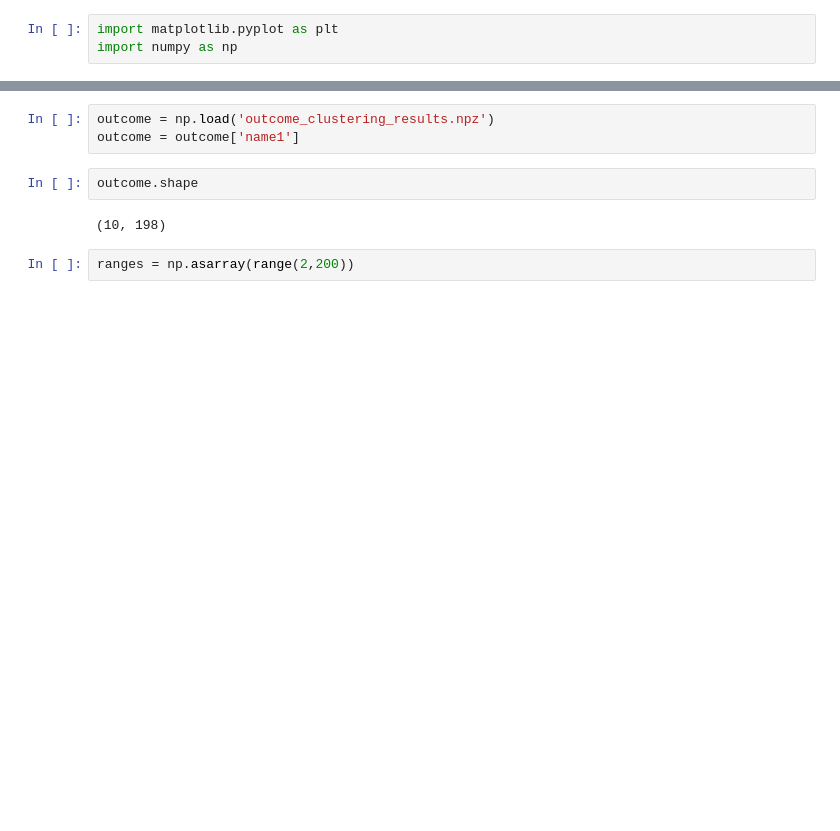
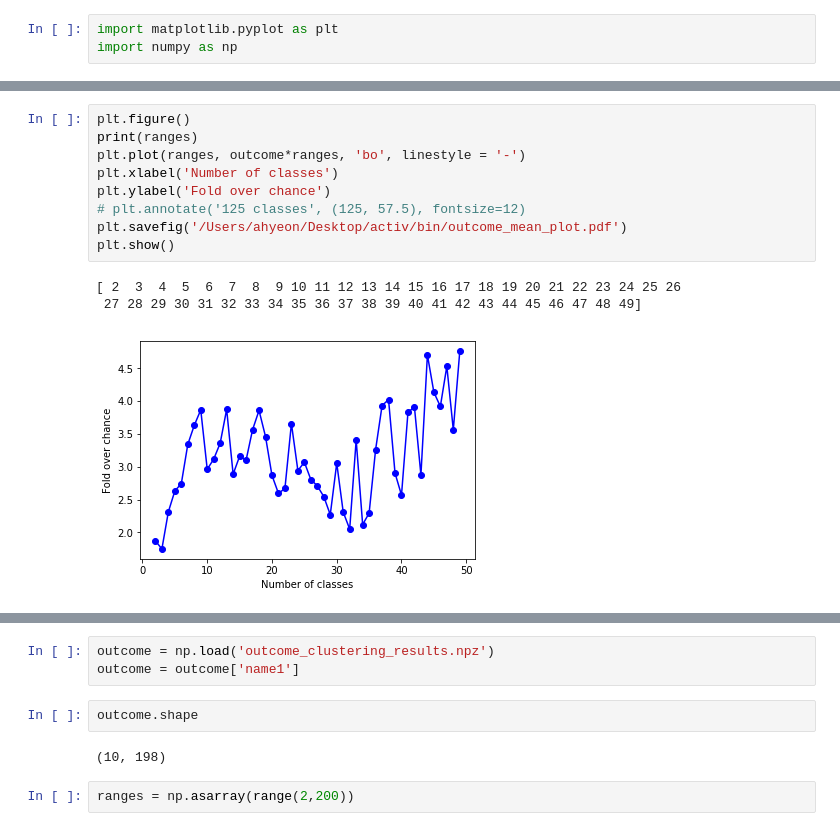
Before and after one commit to BouchardLab/ML_4_prec_prognosis, a Jupyter notebook: bin/outcome_clustering_plot.ipynb, the cells around one changed output, grey strips where cells are left out. Saved outputs shown, nothing was run; the diff lists cells and outputs as text; blank space fills up the shorter version.

```diff
--- a/bin/outcome_clustering_plot.ipynb
+++ b/bin/outcome_clustering_plot.ipynb
@@ -3,0 +23,13 @@ import numpy as np
+# %%
+plt.figure()
+print(ranges)
+plt.plot(ranges, outcome*ranges, 'bo', linestyle = '-')
+plt.xlabel('Number of classes')
+plt.ylabel('Fold over chance')
+# plt.annotate('125 classes', (125, 57.5), fontsize=12)
+plt.savefig('/Users/ahyeon/Desktop/activ/bin/outcome_mean_plot.pdf')
+plt.show()
+# %% [output]
+[ 2  3  4  5  6  7  8  9 10 11 12 13 14 15 16 17 18 19 20 21 22 23 24 25 26
+ 27 28 29 30 31 32 33 34 35 36 37 38 39 40 41 42 43 44 45 46 47 48 49]
+[figure, added]
```
Also changed, not shown: parts of 6 cells of this notebook, 2 other files.
